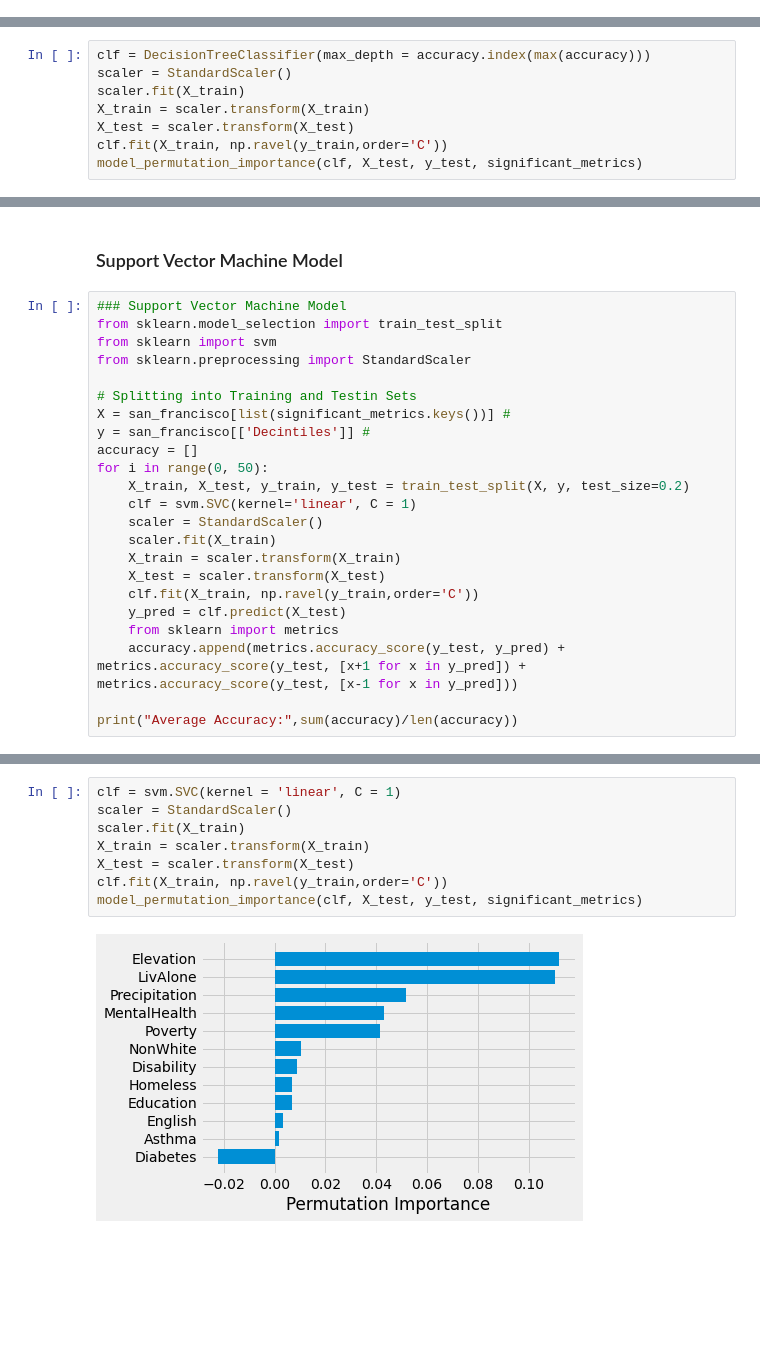
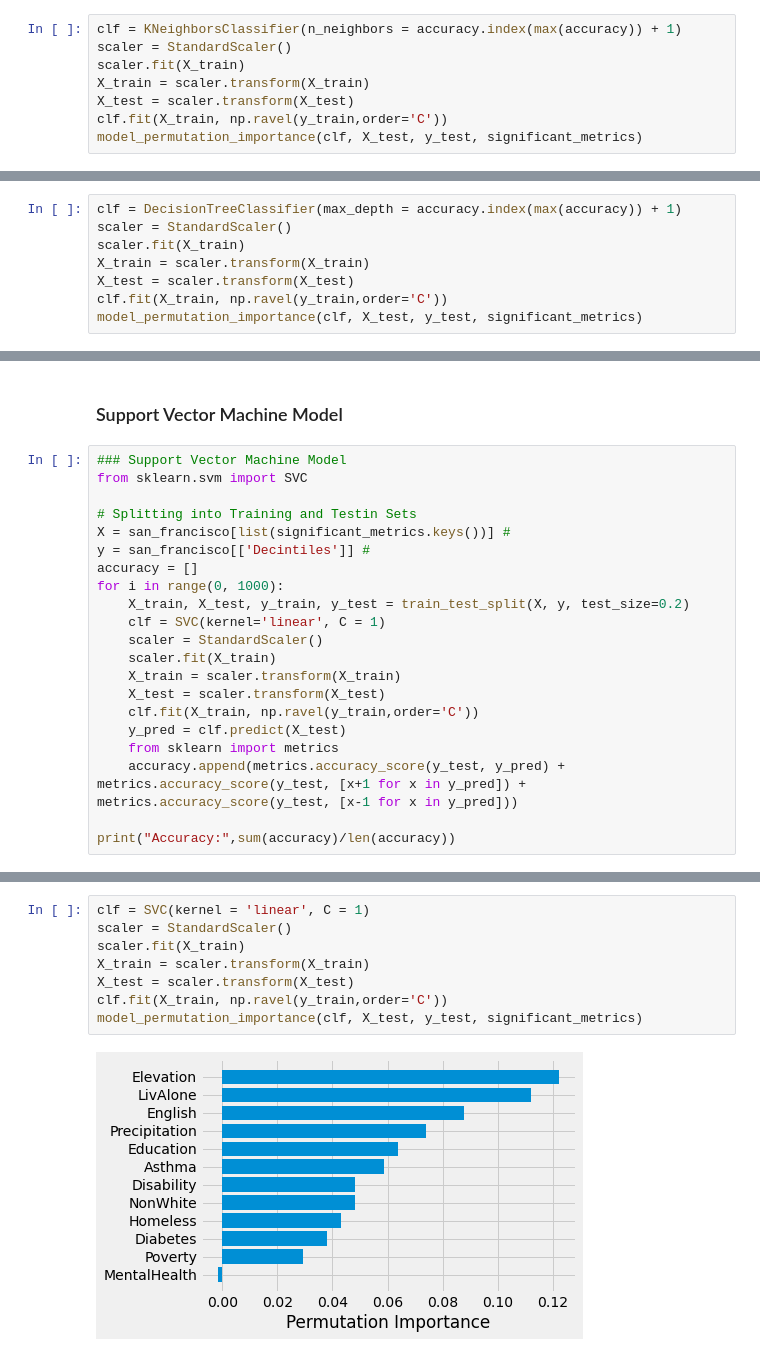
Before and after one commit to Ranabor/CDC-2022, a Jupyter notebook: data_exploration.ipynb, the cells around one changed output, grey strips where cells are left out. Cells and saved outputs as stored; diff of their text form; blank space fills up the shorter version.

Commit message:
Added kNN Model

```diff
--- a/data_exploration.ipynb
+++ b/data_exploration.ipynb
@@ -117,0 +154,8 @@ def model_permutation_importance(clf, X_test, y_test, significant_metrics):
+# %%
+clf = KNeighborsClassifier(n_neighbors = accuracy.index(max(accuracy)) + 1)
+scaler = StandardScaler()
+scaler.fit(X_train)
+X_train = scaler.transform(X_train)
+X_test = scaler.transform(X_test)
+clf.fit(X_train, np.ravel(y_train,order='C'))
+model_permutation_importance(clf, X_test, y_test, significant_metrics)
@@ -151,5 +194,5 @@ Accuracy for Best K: 0.799137931034483
 # %%
-clf = DecisionTreeClassifier(max_depth = accuracy.index(max(accuracy)))
+clf = DecisionTreeClassifier(max_depth = accuracy.index(max(accuracy)) + 1)
 scaler = StandardScaler()
 scaler.fit(X_train)
 X_train = scaler.transform(X_train)
@@ -162,17 +205,15 @@ model_permutation_importance(clf, X_test, y_test, significant_metrics)
 ### Support Vector Machine Model
 # %%
 ### Support Vector Machine Model
-from sklearn.model_selection import train_test_split
-from sklearn import svm
-from sklearn.preprocessing import StandardScaler
+from sklearn.svm import SVC
 
 # Splitting into Training and Testin Sets
 X = san_francisco[list(significant_metrics.keys())] #
 y = san_francisco[['Decintiles']] #
 accuracy = []
-for i in range(0, 50):
+for i in range(0, 1000):
     X_train, X_test, y_train, y_test = train_test_split(X, y, test_size=0.2)
-    clf = svm.SVC(kernel='linear', C = 1)
+    clf = SVC(kernel='linear', C = 1)
     scaler = StandardScaler()
     scaler.fit(X_train)
     X_train = scaler.transform(X_train)
@@ -182,5 +223,5 @@ for i in range(0, 50):
     from sklearn import metrics
     accuracy.append(metrics.accuracy_score(y_test, y_pred) + metrics.accuracy_score(y_test, [x+1 for x in y_pred]) + metrics.accuracy_score(y_test, [x-1 for x in y_pred]))
 
-print("Average Accuracy:",sum(accuracy)/len(accuracy))
+print("Accuracy:",sum(accuracy)/len(accuracy))
 # %% [output]
@@ -188,10 +229,10 @@ Average Accuracy: 0.8431034482758623
 # %%
-clf = svm.SVC(kernel = 'linear', C = 1)
+clf = SVC(kernel = 'linear', C = 1)
 scaler = StandardScaler()
 scaler.fit(X_train)
 X_train = scaler.transform(X_train)
 X_test = scaler.transform(X_test)
 clf.fit(X_train, np.ravel(y_train,order='C'))
 model_permutation_importance(clf, X_test, y_test, significant_metrics)
 # %% [output]
-[figure, old version]
+[figure, new version]
```
Also changed, not shown: parts of 8 cells of this notebook.
